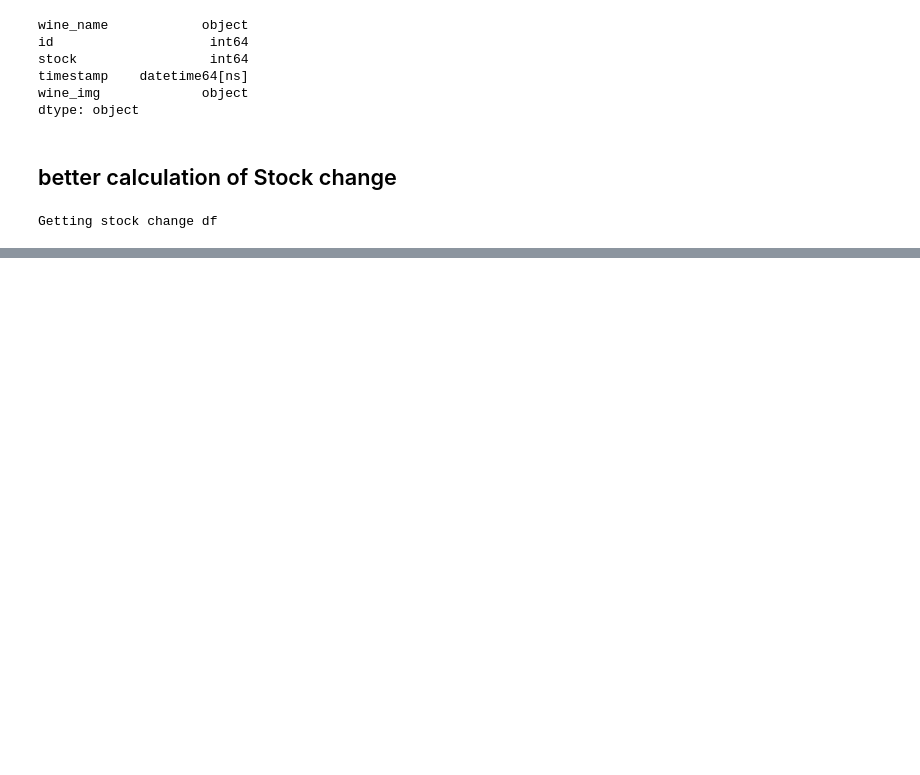
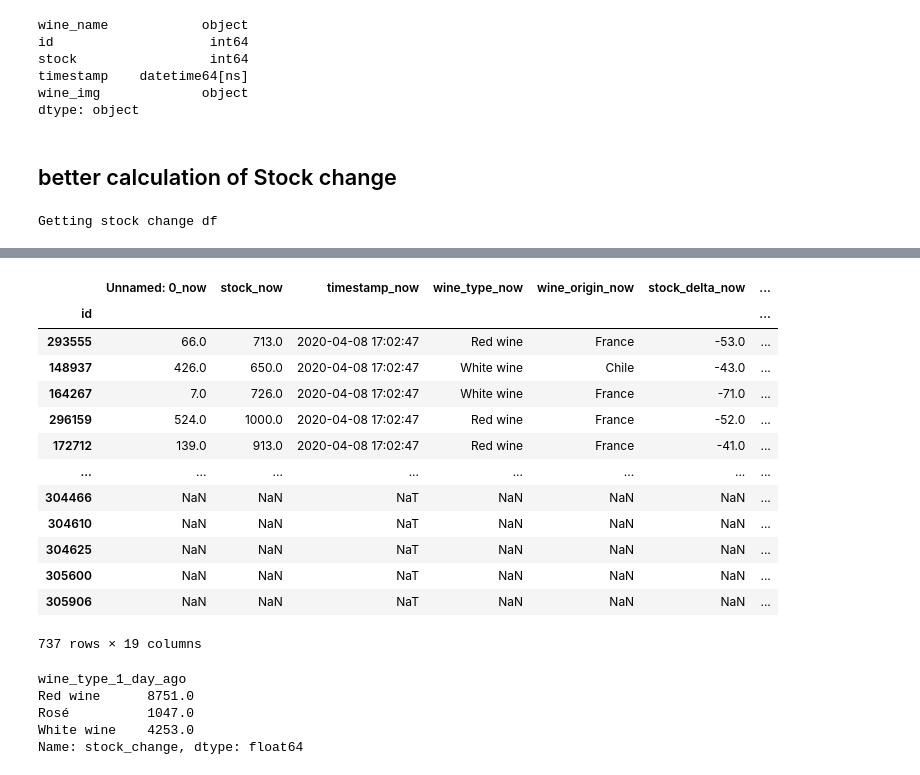
Before and after one commit to archydeberker/a-glass-of-wine, a Jupyter notebook: analyze_data.ipynb, the cells around one changed output, grey strips where cells are left out. Drawn from its saved outputs; the diff is of its cells as text; code cells hidden in the pictures; blank space fills up the shorter version.

```diff
--- a/analyze_data.ipynb
+++ b/analyze_data.ipynb
@@ -483,0 +446,27 @@ stock_change_df.drop_duplicates(subset=['wine_name'], inplace=True)
+# %%
+change_df = counter.stock_change_df
+# %%
+change_df.sort_values(by='stock_change', ascending=False)
+# %% [output]
+|  | Unnamed: 0_now | stock_now | timestamp_now | wine_type_now | wine_origin_now | stock_delta_now | ... |
+| id |  |  |  |  |  |  | ... |
+| 293555 | 66.0 | 713.0 | 2020-04-08 17:02:47 | Red wine | France | -53.0 | ... |
+| 148937 | 426.0 | 650.0 | 2020-04-08 17:02:47 | White wine | Chile | -43.0 | ... |
+| 164267 | 7.0 | 726.0 | 2020-04-08 17:02:47 | White wine | France | -71.0 | ... |
+| 296159 | 524.0 | 1000.0 | 2020-04-08 17:02:47 | Red wine | France | -52.0 | ... |
+| 172712 | 139.0 | 913.0 | 2020-04-08 17:02:47 | Red wine | France | -41.0 | ... |
+| ... | ... | ... | ... | ... | ... | ... | ... |
+| 304466 | NaN | NaN | NaT | NaN | NaN | NaN | ... |
+| 304610 | NaN | NaN | NaT | NaN | NaN | NaN | ... |
+| 304625 | NaN | NaN | NaT | NaN | NaN | NaN | ... |
+| 305600 | NaN | NaN | NaT | NaN | NaN | NaN | ... |
+| 305906 | NaN | NaN | NaT | NaN | NaN | NaN | ... |
+737 rows × 19 columns
+# %%
+change_df.groupby('wine_type_1_day_ago').sum()['stock_change']
+# %% [output]
+wine_type_1_day_ago
+Red wine      8751.0
+Rosé          1047.0
+White wine    4253.0
+Name: stock_change, dtype: float64
```
Also changed, not shown: parts of 17 cells of this notebook, 2 other files.
